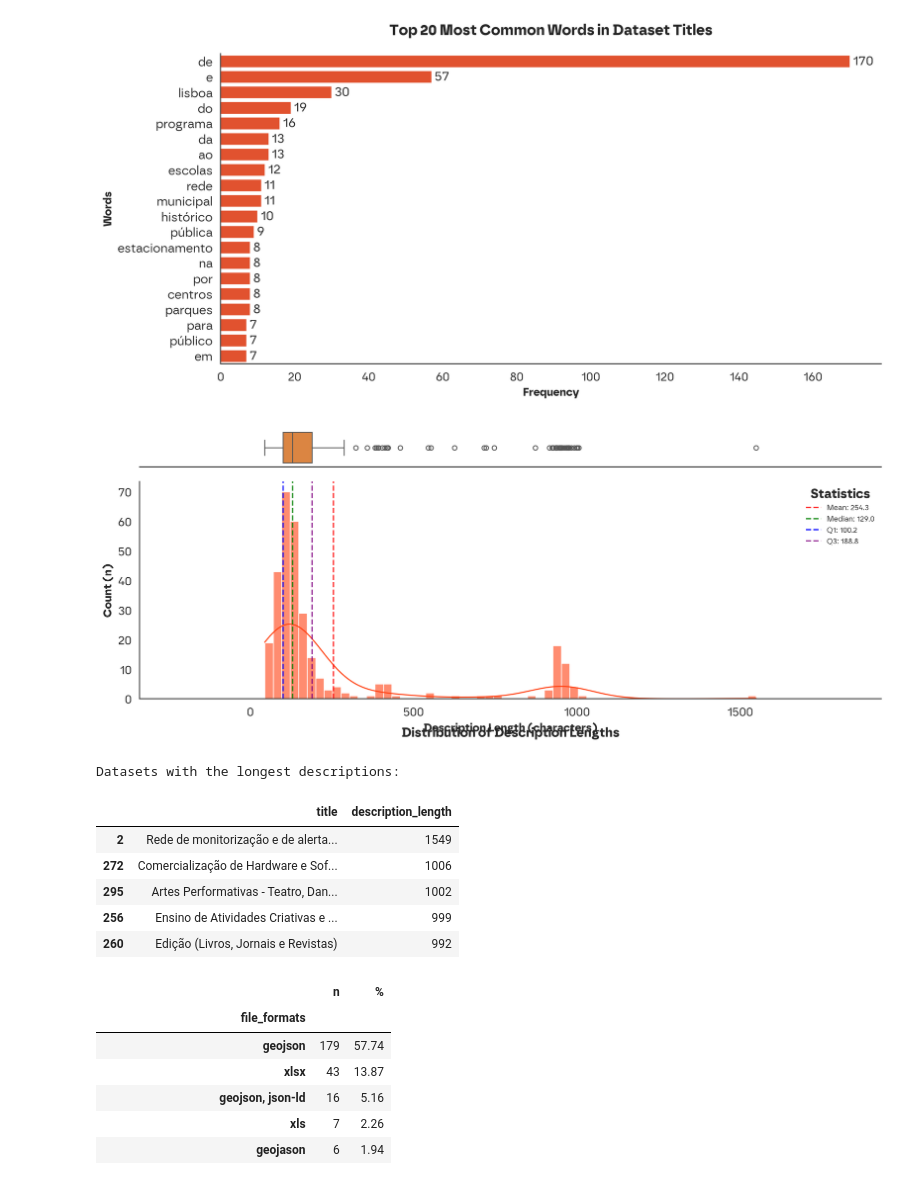
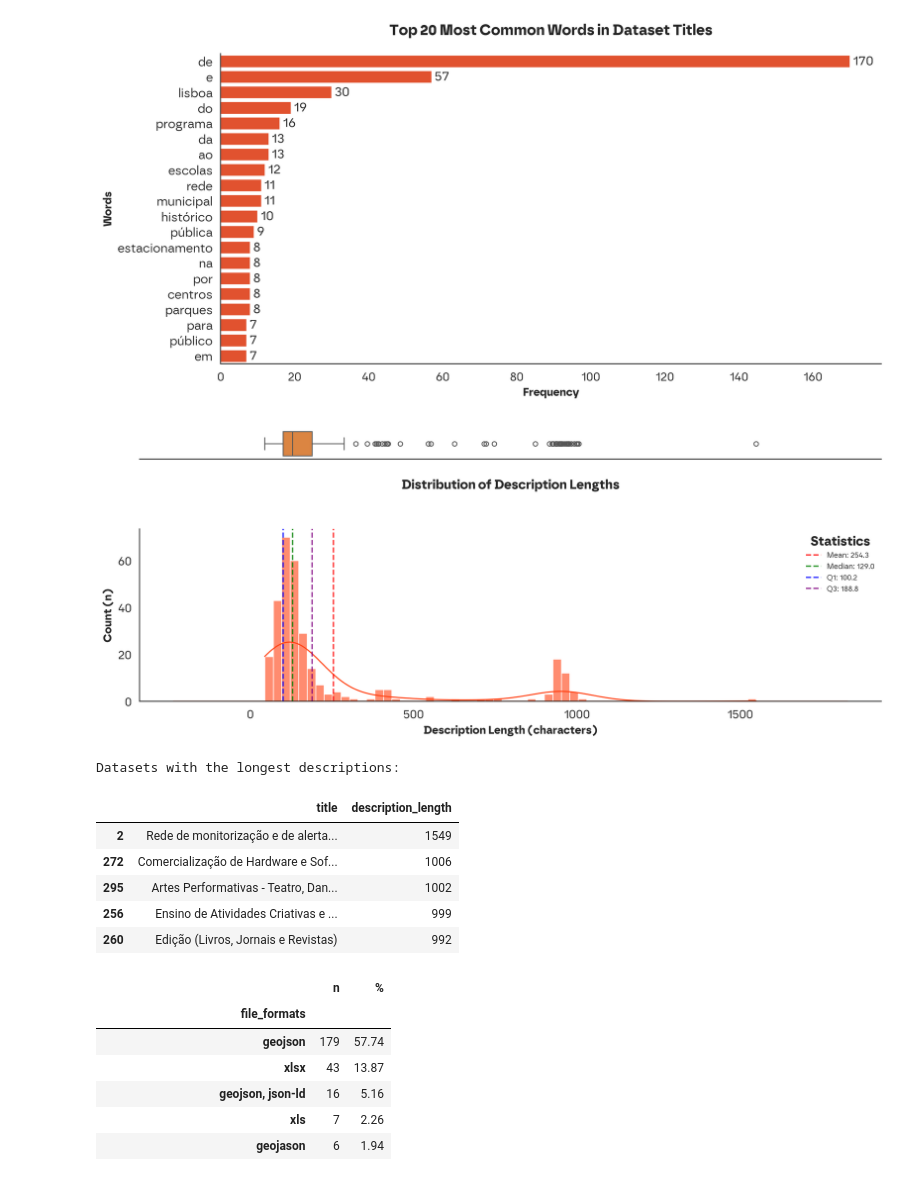
Before and after one commit to Silvestre17/LISBOA_MultiAgentSystem, a Jupyter notebook: data_collection/webscraping/visitlisbon_dadosabertoslx.ipynb, the cells around one changed output. Drawn from its saved outputs; the diff is of its cells as text; code cells hidden in the pictures.

```diff
--- a/data_collection/webscraping/visitlisbon_dadosabertoslx.ipynb
+++ b/data_collection/webscraping/visitlisbon_dadosabertoslx.ipynb
@@ -198,35 +198,35 @@ sns.kdeplot(df_lisbon['description_length'], color=custom_palette[0], lw=1, warn
 
 # Add mean, median and percentiles to the plot
 mean_val = df_lisbon['description_length'].mean()
 median_val = df_lisbon['description_length'].median()
 q1_val = df_lisbon['description_length'].quantile(0.25)
 q3_val = df_lisbon['description_length'].quantile(0.75)
 
 ax_hist.axvline(mean_val, color='red', linestyle='--', linewidth=1.5, alpha=0.8, label=f'Mean: {mean_val:.1f}')
 ax_hist.axvline(median_val, color='green', linestyle='--', linewidth=1.5, alpha=0.8, label=f'Median: {median_val:.1f}')
 ax_hist.axvline(q1_val, color='blue', linestyle='--', linewidth=1.5, alpha=0.8, label=f'Q1: {q1_val:.1f}')
 ax_hist.axvline(q3_val, color='purple', linestyle='--', linewidth=1.5, alpha=0.8, label=f'Q3: {q3_val:.1f}')
 
 # Add a legend to the histogram
 ax_hist.legend(loc='best', title='Statistics', title_fontproperties={'weight':'bold', 'size':'14'}, fontsize=8, frameon=False)
 
 # Customizing the titles and labels
 ax_box.set(xlabel='')
-ax_hist.set_title('Distribution of Description Lengths', y=-0.2, fontweight='bold', fontsize=14)
+ax_hist.set_title('Distribution of Description Lengths', y=1.2, fontweight='bold', fontsize=14)
 ax_hist.set_xlabel('Description Length (characters)', fontsize=12, fontweight='bold')
 ax_hist.set_ylabel('Count (n)', fontsize=12, fontweight='bold')
 
 # Remove spines
 sns.despine(ax=ax_box, left=True)
 sns.despine(ax=ax_hist)
 plt.tight_layout()
 plt.show()
 
 # Show datasets with the longest descriptions
 print("\033[1mDatasets with the longest descriptions:\033[0m")
 df_lisbon.nlargest(5, 'description_length')[['title', 'description_length']]
 # %% [output]
-[figure, old version]
+[figure, new version]
 Datasets with the longest descriptions:
 |  | title | description_length |
 | 2 | Rede de monitorização e de alerta... | 1549 |
```
Also changed, not shown: parts of 6 cells of this notebook, 5 other files.
